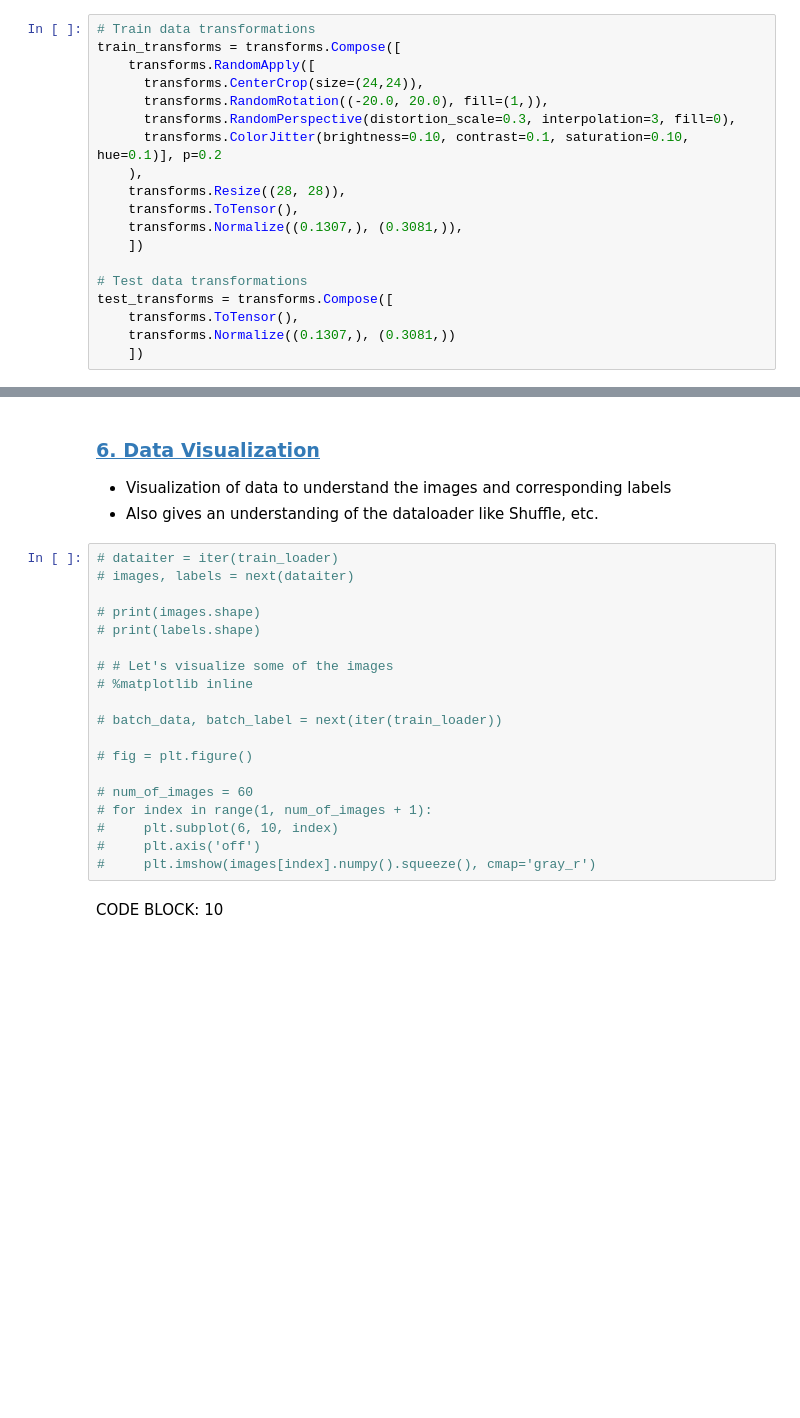
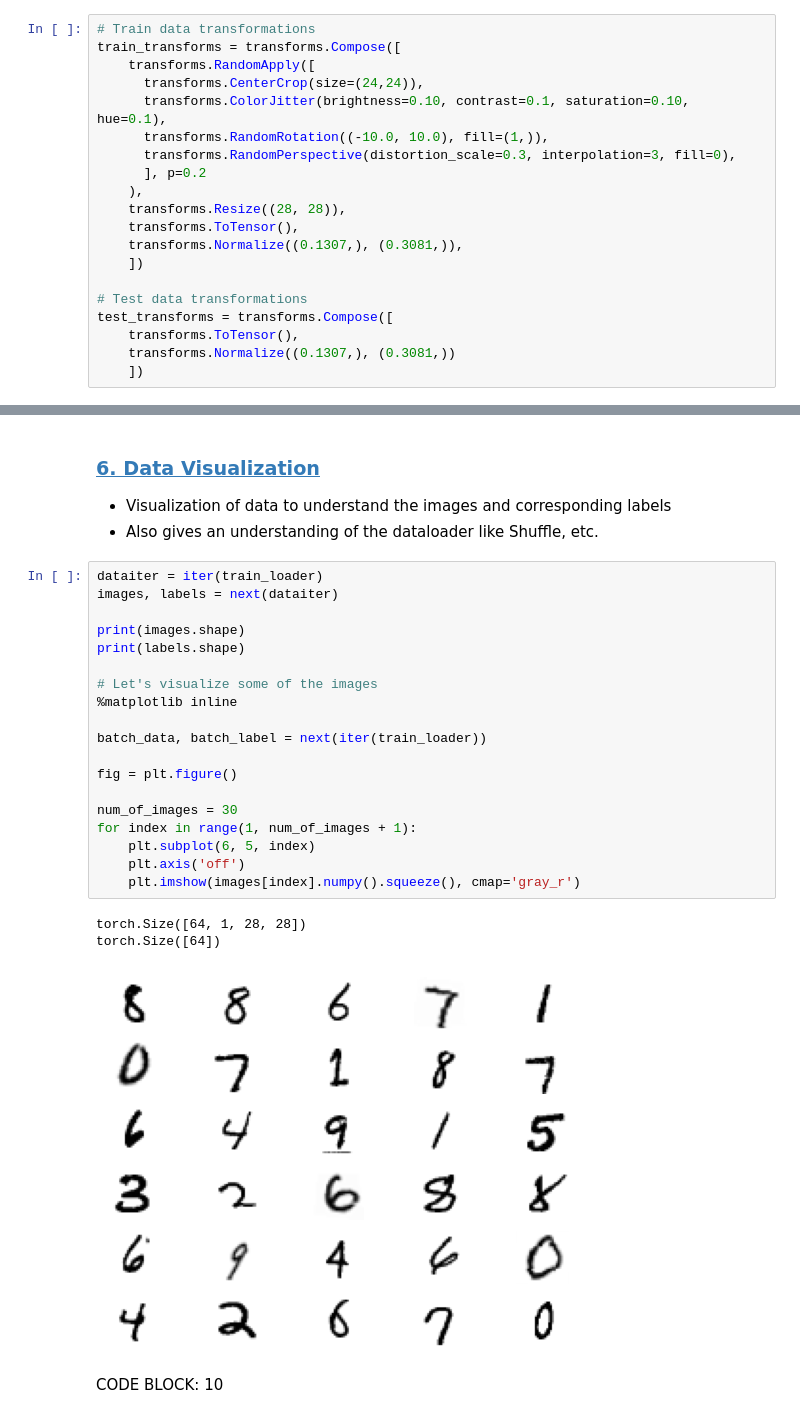
Before and after one commit to ChintanShahDS/S7, a Jupyter notebook: S7_5.ipynb, the cells around one changed output, grey strips where cells are left out. Cells and saved outputs as stored; diff of their text form; blank space fills up the shorter version.

```diff
--- a/S7_5.ipynb
+++ b/S7_5.ipynb
@@ -100,9 +99,10 @@ CODE BLOCK: 3
 train_transforms = transforms.Compose([
     transforms.RandomApply([
       transforms.CenterCrop(size=(24,24)),
-      transforms.RandomRotation((-20.0, 20.0), fill=(1,)),
+      transforms.ColorJitter(brightness=0.10, contrast=0.1, saturation=0.10, hue=0.1),
+      transforms.RandomRotation((-10.0, 10.0), fill=(1,)),
       transforms.RandomPerspective(distortion_scale=0.3, interpolation=3, fill=0),
-      transforms.ColorJitter(brightness=0.10, contrast=0.1, saturation=0.10, hue=0.1)], p=0.2
+      ], p=0.2
     ),
     transforms.Resize((28, 28)),
     transforms.ToTensor(),
@@ -146,24 +146,28 @@ CODE BLOCK: 6
 - Visualization of data to understand the images and corresponding labels
 - Also gives an understanding of the dataloader like Shuffle, etc.
 # %%
-# dataiter = iter(train_loader)
-# images, labels = next(dataiter)
+dataiter = iter(train_loader)
+images, labels = next(dataiter)
 
-# print(images.shape)
-# print(labels.shape)
+print(images.shape)
+print(labels.shape)
 
-# # Let's visualize some of the images
-# %matplotlib inline
+# Let's visualize some of the images
+%matplotlib inline
 
-# batch_data, batch_label = next(iter(train_loader))
+batch_data, batch_label = next(iter(train_loader))
 
-# fig = plt.figure()
+fig = plt.figure()
 
-# num_of_images = 60
-# for index in range(1, num_of_images + 1):
-#     plt.subplot(6, 10, index)
-#     plt.axis('off')
-#     plt.imshow(images[index].numpy().squeeze(), cmap='gray_r')
+num_of_images = 30
+for index in range(1, num_of_images + 1):
+    plt.subplot(6, 5, index)
+    plt.axis('off')
+    plt.imshow(images[index].numpy().squeeze(), cmap='gray_r')
+# %% [output]
+torch.Size([64, 1, 28, 28])
+torch.Size([64])
+[figure, added]
 # %% [markdown]
 CODE BLOCK: 10
 # %% [markdown]
```
Also changed, not shown: parts of 6 cells of this notebook.
